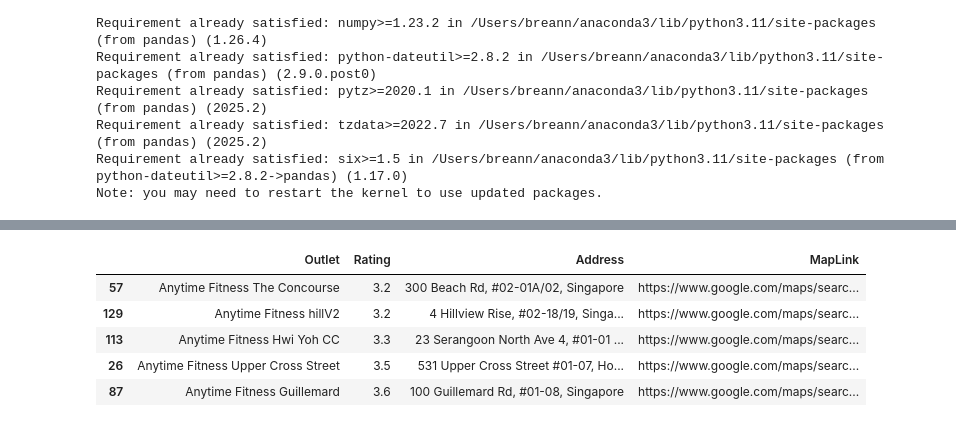
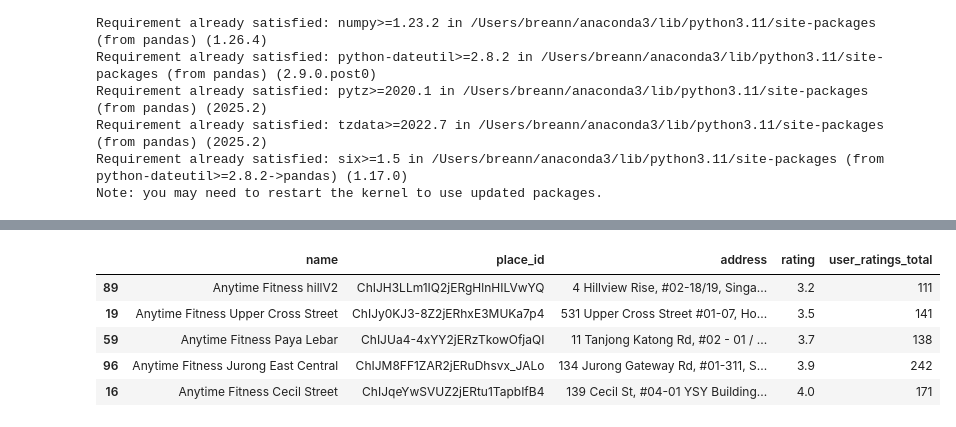
Before and after one commit to breann0ng/IS434-Anytime-Fitness, a Jupyter notebook: Google Reviews/IS434-GoogleReview.ipynb, the cells around one changed output, grey strips where cells are left out. Drawn from its saved outputs; the diff is of its cells as text; code cells hidden in the pictures.

Commit message:
cleaned outlets with less than 100 reviews

```diff
--- a/Google Reviews/IS434-GoogleReview.ipynb
+++ b/Google Reviews/IS434-GoogleReview.ipynb
@@ -118,2 +210,0 @@ dtype: int64
-# %%
-df.dropna(inplace=True)
@@ -167,34 +210,0 @@ Getting Ratings and outlet information:
-# %%
-import requests
-import time
-
-API_KEY = "AIzaSyC6M-BJbnUubBk1CvFVoxdC21_zxdsaCSE"
-query = "Anytime Fitness Singapore"
-
-url = f"https://maps.googleapis.com/maps/api/place/textsearch/json?query={query}&key={API_KEY}"
-
-places = []
-
-while True:
-    response = requests.get(url)
-    data = response.json()
-
-    for place in data.get("results", []):
-        name = place.get("name")
-        rating = place.get("rating")
-        address = place.get("formatted_address")
-        places.append((name, rating, address))
-
-    # Check for next page
-    next_page_token = data.get("next_page_token")
-    if not next_page_token:
-        break
-
-    # Wait before next request
-    time.sleep(2)
-    url = f"https://maps.googleapis.com/maps/api/place/textsearch/json?pagetoken={next_page_token}&key={API_KEY}"
-
-# Convert to DataFrame (optional)
-import pandas as pd
-df = pd.DataFrame(places, columns=["Outlet", "Rating", "Address"])
-print(df)
@@ -332,0 +235,4 @@ Total outlets found: 115
+# %%
+# Keep only outlets with at least 100 reviews
+df_filtered = df[df['user_ratings_total'] >= 100]
+df_filtered
@@ -333,10 +263,10 @@ Total outlets found: 115
 # %%
-df.sort_values(by="Rating", ascending=True).head(5)
-# worst outlets
+df_filtered.sort_values(by="rating", ascending=True).head(5)
+# worst outlets with at least 100 reviews
 # %% [output]
-|  | Outlet | Rating | Address | MapLink |
-| 57 | Anytime Fitness The Concourse | 3.2 | 300 Beach Rd, #02-01A/02, Singapore | https://www.google.com/maps/searc... |
-| 129 | Anytime Fitness hillV2 | 3.2 | 4 Hillview Rise, #02-18/19, Singa... | https://www.google.com/maps/searc... |
-| 113 | Anytime Fitness Hwi Yoh CC | 3.3 | 23 Serangoon North Ave 4, #01-01 ... | https://www.google.com/maps/searc... |
-| 26 | Anytime Fitness Upper Cross Street | 3.5 | 531 Upper Cross Street #01-07, Ho... | https://www.google.com/maps/searc... |
-| 87 | Anytime Fitness Guillemard | 3.6 | 100 Guillemard Rd, #01-08, Singapore | https://www.google.com/maps/searc... |
+|  | name | place_id | address | rating | user_ratings_total |
+| 89 | Anytime Fitness hillV2 | ChIJH3LLm1IQ2jERgHlnHILVwYQ | 4 Hillview Rise, #02-18/19, Singa... | 3.2 | 111 |
+| 19 | Anytime Fitness Upper Cross Street | ChIJy0KJ3-8Z2jERhxE3MUKa7p4 | 531 Upper Cross Street #01-07, Ho... | 3.5 | 141 |
+| 59 | Anytime Fitness Paya Lebar | ChIJUa4-4xYY2jERzTkowOfjaQI | 11 Tanjong Katong Rd, #02 - 01 / ... | 3.7 | 138 |
+| 96 | Anytime Fitness Jurong East Central | ChIJM8FF1ZAR2jERuDhsvx_JALo | 134 Jurong Gateway Rd, #01-311, S... | 3.9 | 242 |
+| 16 | Anytime Fitness Cecil Street | ChIJqeYwSVUZ2jERtu1TapbIfB4 | 139 Cecil St, #04-01 YSY Building... | 4.0 | 171 |
```
Also changed, not shown: parts of 32 cells of this notebook, 1 other file.
